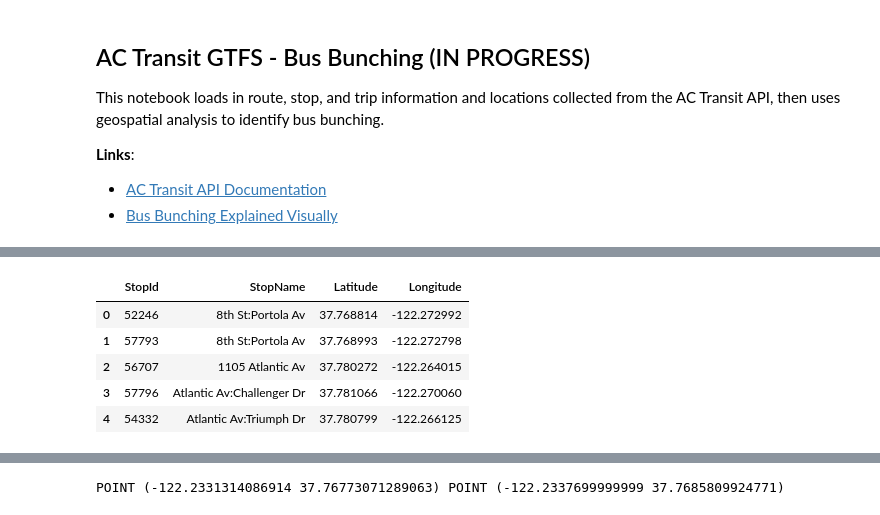
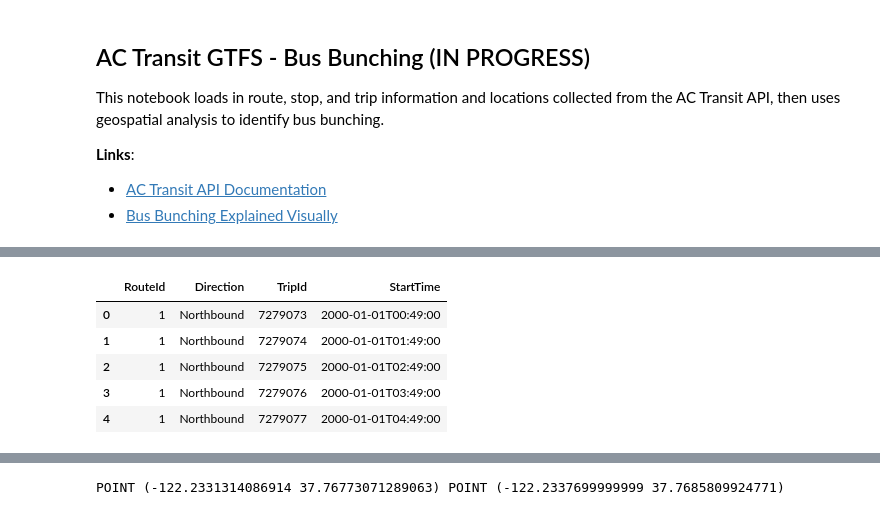
Before and after one commit to ethanebinger/CP255, a Jupyter notebook: code/ACTransit_API_BusBunching.ipynb, the cells around one changed output, grey strips where cells are left out. Saved outputs shown, nothing was run; the diff lists cells and outputs as text; code cells hidden in the pictures.

```diff
--- a/code/ACTransit_API_BusBunching.ipynb
+++ b/code/ACTransit_API_BusBunching.ipynb
@@ -48,15 +33,18 @@ stop_patterns_gdf.head()
 | 2 | 6 | To Downtown Berkeley | 37.804103 | -122.269714 | 53602 | Franklin St:14th St | POINT (-122.26971 37.80410) |
 | 3 | 6 | To Downtown Berkeley | 37.809587 | -122.269413 | 57999 | Thomas L Berkley Way + Telegraph Av | POINT (-122.26941 37.80959) |
 | 4 | 6 | To Downtown Berkeley | 37.814091 | -122.268358 | 59991 | Telegraph Av + 24th St | POINT (-122.26836 37.81409) |
-# %%
-stops_df.head()
-# %% [output]
-|  | StopId | StopName | Latitude | Longitude |
-| 0 | 52246 | 8th St:Portola Av | 37.768814 | -122.272992 |
-| 1 | 57793 | 8th St:Portola Av | 37.768993 | -122.272798 |
-| 2 | 56707 | 1105 Atlantic Av | 37.780272 | -122.264015 |
-| 3 | 57796 | Atlantic Av:Challenger Dr | 37.781066 | -122.270060 |
-| 4 | 54332 | Atlantic Av:Triumph Dr | 37.780799 | -122.266125 |
+# %%
+# import trips from .CSV file
+trips_df = pd.read_csv("../data/ACTransit_Trips.csv")
+
+trips_df.head()
+# %% [output]
+|  | RouteId | Direction | TripId | StartTime |
+| 0 | 1 | Northbound | 7279073 | 2000-01-01T00:49:00 |
+| 1 | 1 | Northbound | 7279074 | 2000-01-01T01:49:00 |
+| 2 | 1 | Northbound | 7279075 | 2000-01-01T02:49:00 |
+| 3 | 1 | Northbound | 7279076 | 2000-01-01T03:49:00 |
+| 4 | 1 | Northbound | 7279077 | 2000-01-01T04:49:00 |
 # %%
 # read in GTFS RT data
 vehloc_df = pd.read_csv("../data/ACTransit_Veh_Loc_0303.csv")
```
Also changed, not shown: parts of 11 cells of this notebook, 4 other files.
